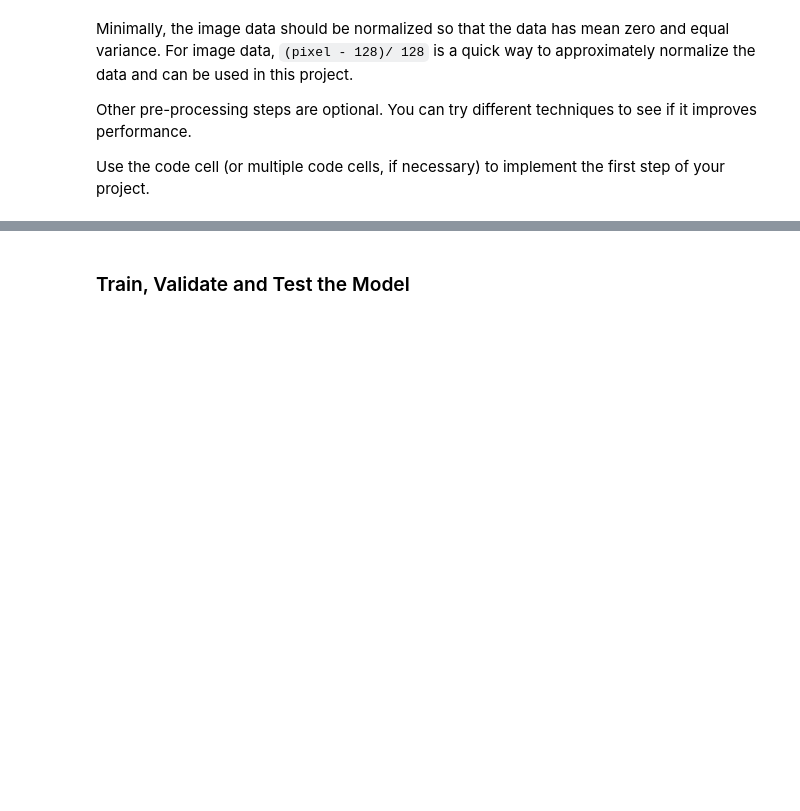
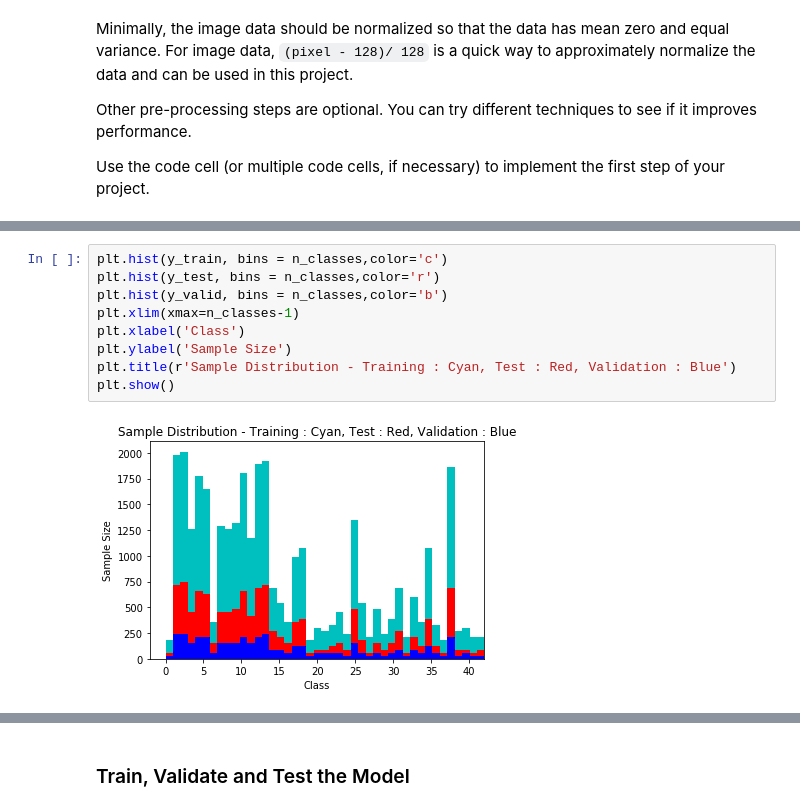
Before and after one commit to pankaj02/CarND-Traffic-Sign-Classifier-Project, a Jupyter notebook: Traffic_Sign_Classifier.ipynb, the cells around one changed output, grey strips where cells are left out. Cells and saved outputs as stored; diff of their text form; blank space fills up the shorter version.

```diff
--- a/Traffic_Sign_Classifier.ipynb
+++ b/Traffic_Sign_Classifier.ipynb
@@ -158,0 +218,11 @@ X_valid = X_valid / 255.0 - 0.5
+# %%
+plt.hist(y_train, bins = n_classes,color='c')
+plt.hist(y_test, bins = n_classes,color='r')
+plt.hist(y_valid, bins = n_classes,color='b')
+plt.xlim(xmax=n_classes-1)
+plt.xlabel('Class')
+plt.ylabel('Sample Size')
+plt.title(r'Sample Distribution - Training : Cyan, Test : Red, Validation : Blue')
+plt.show()
+# %% [output]
+[figure, added]
```
Also changed, not shown: parts of 22 cells of this notebook.
